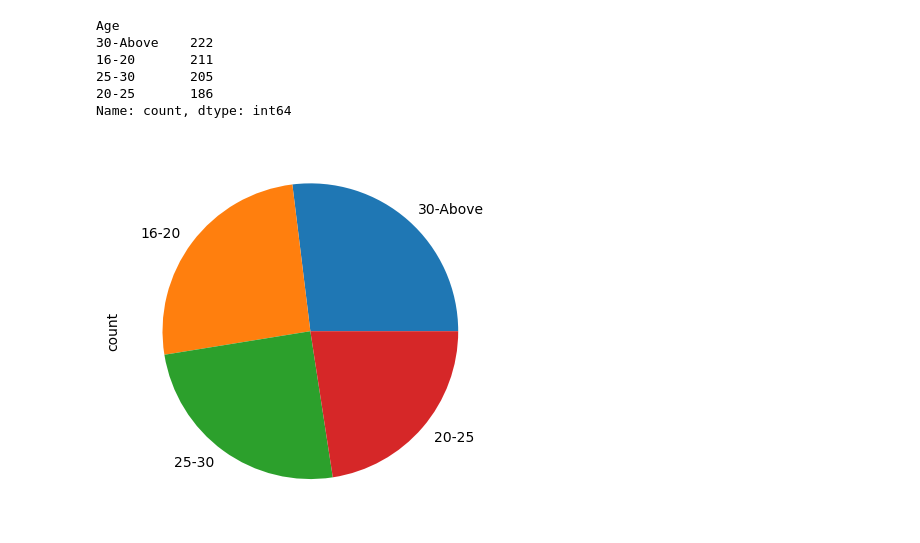
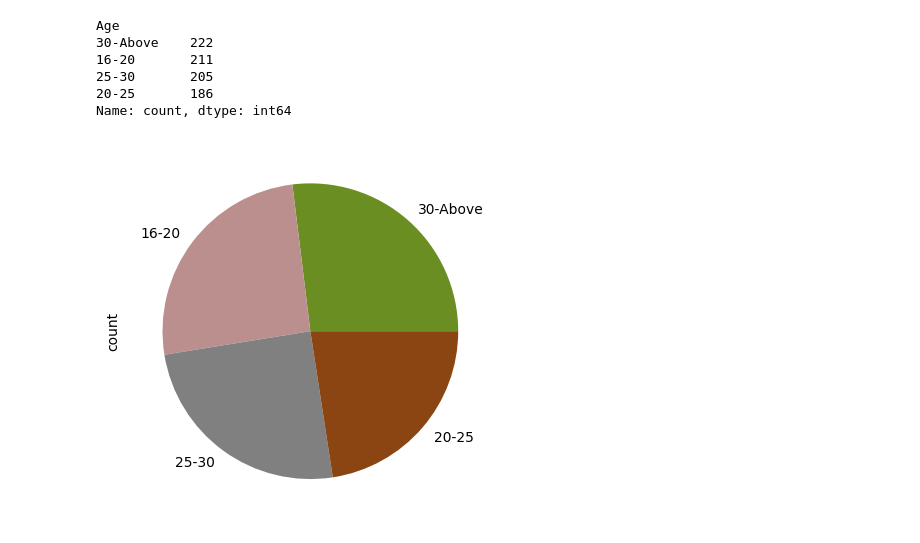
Before and after one commit to jenalvz/Mental-health-project, a Jupyter notebook: mental-health.ipynb, the cells around one changed output. Drawn from its saved outputs; the diff is of its cells as text; code cells hidden in the pictures.

```diff
--- a/mental-health.ipynb
+++ b/mental-health.ipynb
@@ -41,7 +48,7 @@ Age
 20-25       186
 Name: count, dtype: int64
 # %%
-age_ranges.plot.pie()
+age_ranges.plot.pie(colors=['olivedrab', 'rosybrown', 'gray', 'saddlebrown'])
 plt.show()
 # %% [output]
-[figure, old version]
+[figure, new version]
```
Also changed, not shown: parts of 10 cells of this notebook.
